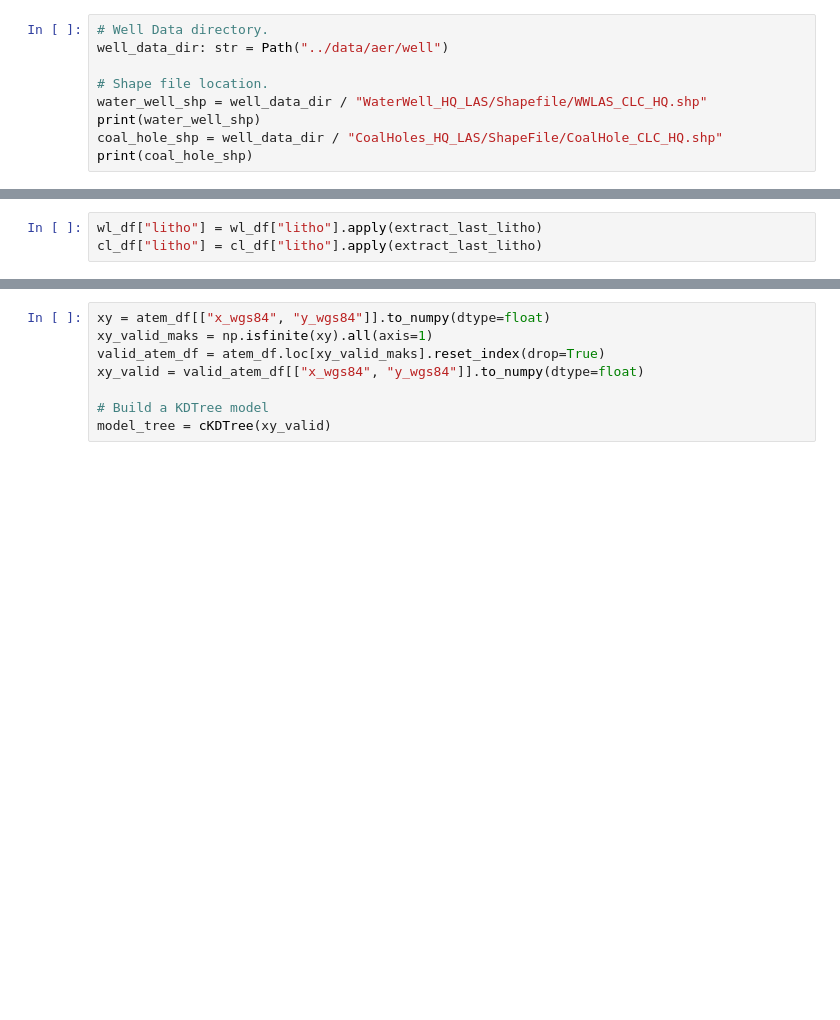
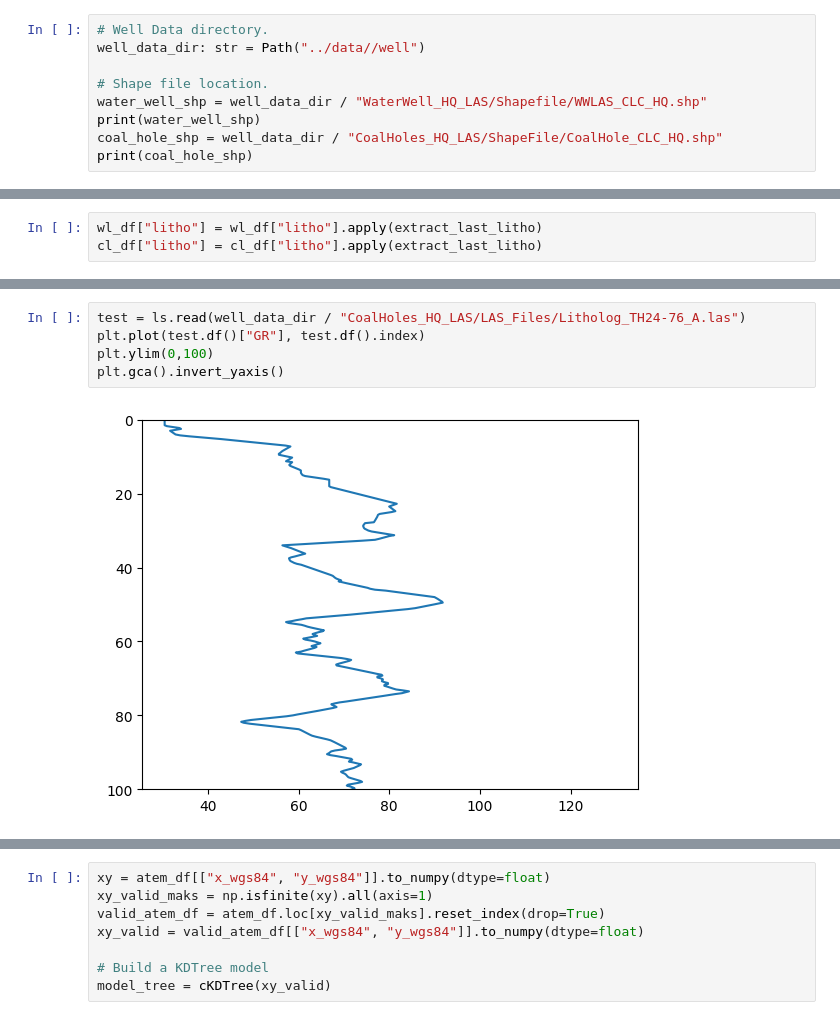
Before and after one commit to emgeolab/alberta_atem, a Jupyter notebook: notebooks/well_analysis.ipynb, the cells around one changed output, grey strips where cells are left out. Saved outputs shown, nothing was run; the diff lists cells and outputs as text; blank space fills up the shorter version.

```diff
--- a/notebooks/well_analysis.ipynb
+++ b/notebooks/well_analysis.ipynb
@@ -17,7 +17,7 @@ import pandas as pd
 from scipy.spatial import cKDTree
 # %%
 # Well Data directory.
-well_data_dir: str = Path("../data/aer/well")
+well_data_dir: str = Path("../data//well")
 
 # Shape file location.
 water_well_shp = well_data_dir / "WaterWell_HQ_LAS/Shapefile/WWLAS_CLC_HQ.shp"
@@ -570,3 +601,10 @@ Conflicting index units found: {'M', 'FT'}
+# %%
+test = ls.read(well_data_dir / "CoalHoles_HQ_LAS/LAS_Files/Litholog_TH24-76_A.las")
+plt.plot(test.df()["GR"], test.df().index)
+plt.ylim(0,100)
+plt.gca().invert_yaxis()
+# %% [output]
+[figure, added]
 # %%
 print(water_items)
 print(coal_items)
```
Also changed, not shown: parts of 33 cells of this notebook, 16 other files.
